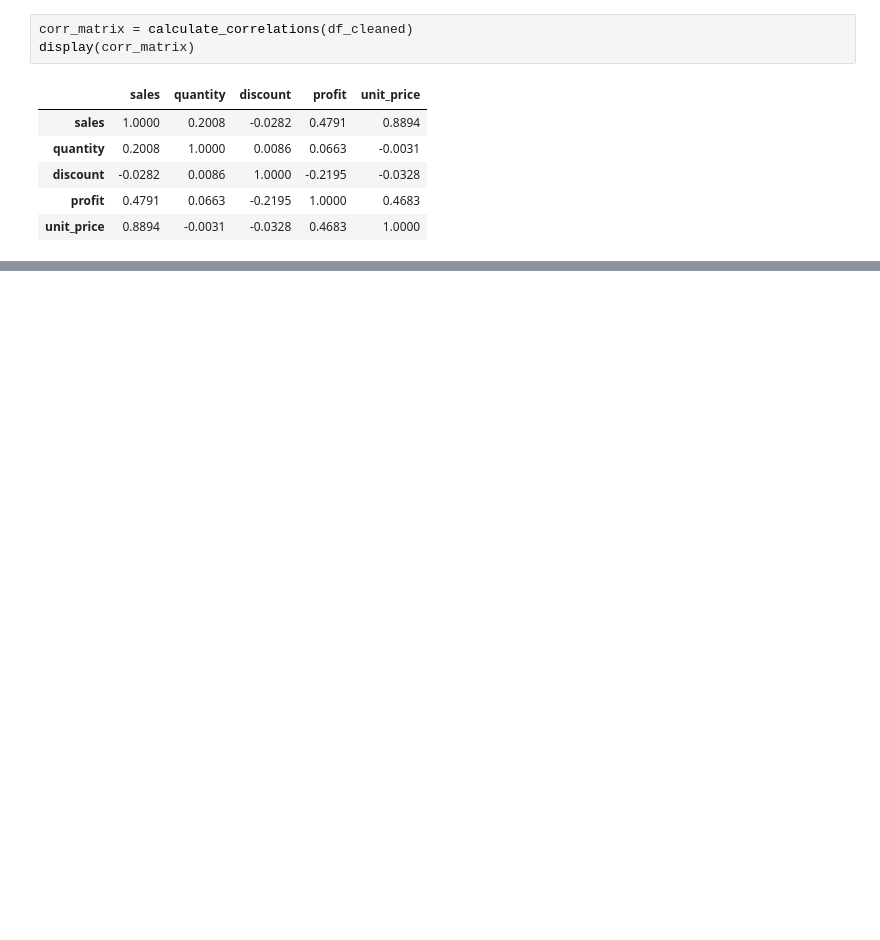
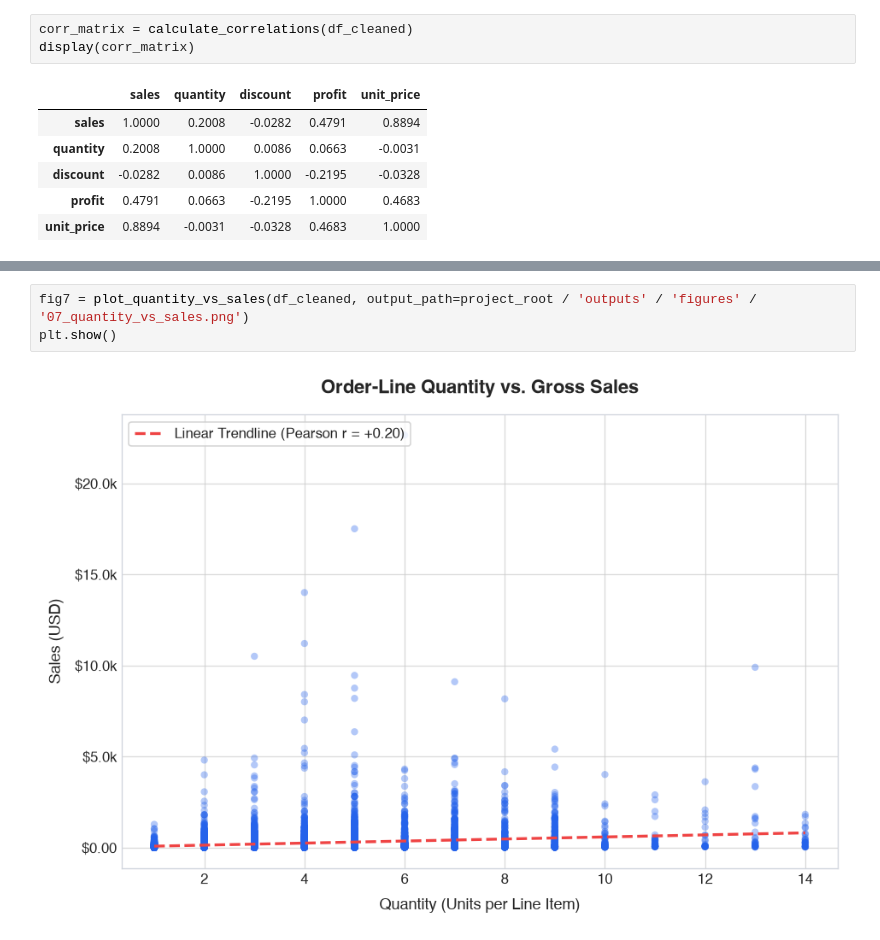
Before and after one commit to siyamsenju-create/E-Commerce-Sales-Data-Analys, a Jupyter notebook: notebooks/01_exploratory_data_analysis.ipynb, the cells around one changed output, grey strips where cells are left out. Drawn from its saved outputs; the diff is of its cells as text; blank space fills up the shorter version.

```diff
--- a/notebooks/01_exploratory_data_analysis.ipynb
+++ b/notebooks/01_exploratory_data_analysis.ipynb
@@ -569,0 +521,5 @@ plt.show()
+# %%
+fig7 = plot_quantity_vs_sales(df_cleaned, output_path=project_root / 'outputs' / 'figures' / '07_quantity_vs_sales.png')
+plt.show()
+# %% [output]
+[figure, added]
```
Also changed, not shown: parts of 85 cells of this notebook, 14 other files.
